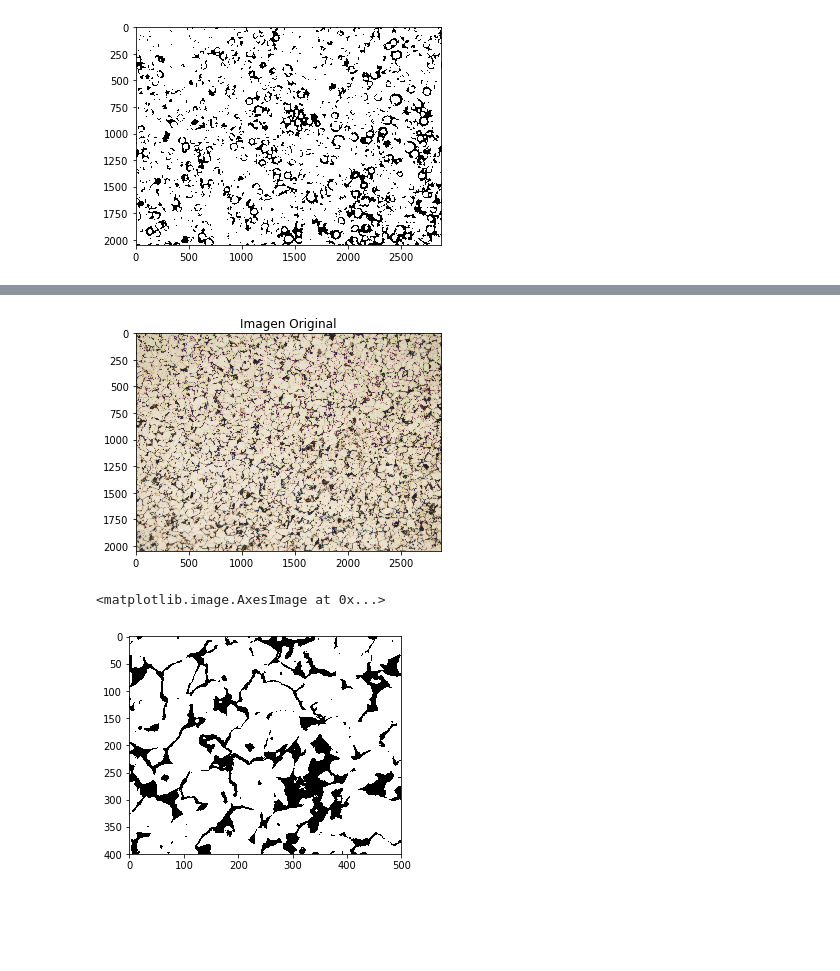
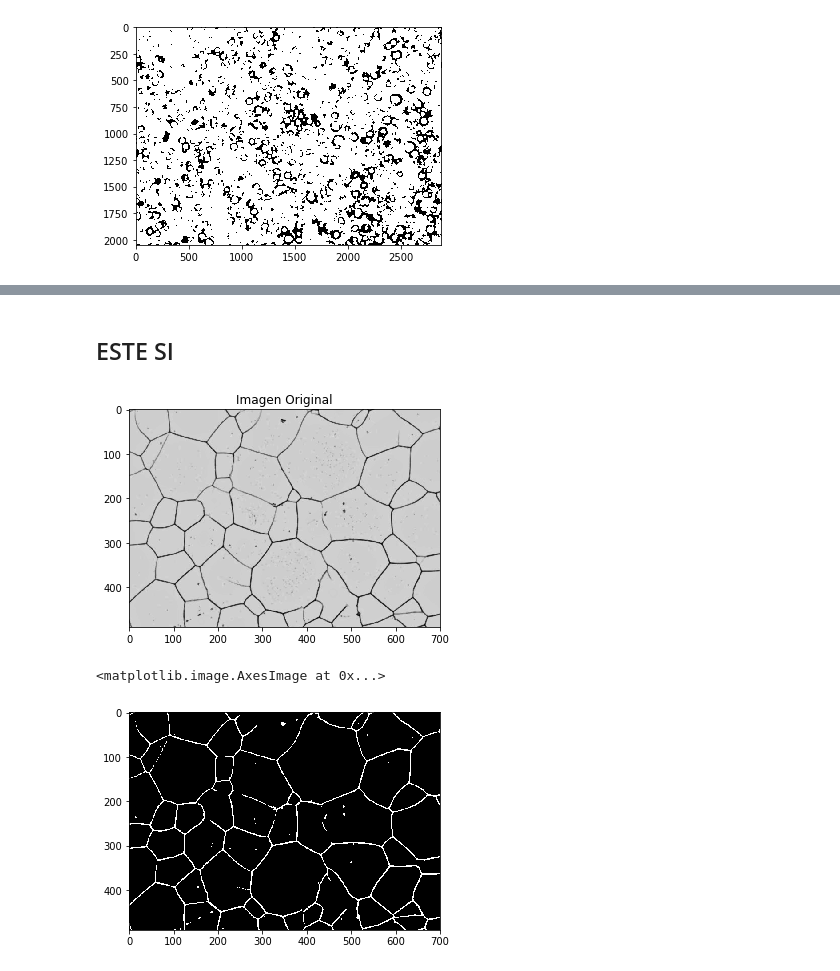
Before and after one commit to AlejandroAlayonS/Herramientas-Computacionales-IMEC3602, a Jupyter notebook: Taller 5/Taller 5.ipynb, the cells around one changed output, grey strips where cells are left out. Drawn from its saved outputs; the diff is of its cells as text; code cells hidden in the pictures; blank space fills up the shorter version.

```diff
--- a/Taller 5/Taller 5.ipynb
+++ b/Taller 5/Taller 5.ipynb
@@ -134,18 +132,21 @@ plt.imshow(markers)
+# %% [markdown]
+## ESTE SI
 # %%
-gran2 = pylab.imread("200x_1010_T.tif")
+gran1 = cv2.imread('granitos.jpg')
 #print imagen
+gran2 = gran1[0:490,0:700]
+gran2 = ndimage.median_filter(gran2, 3)
 pylab.imshow(gran2, cmap = cm.Greys_r);
 plt.title('Imagen Original', fontsize=12);
 # %% [output]
-[figure, old version]
+[figure, new version]
 # %%
 gray = cv2.cvtColor(gran2,cv2.COLOR_BGR2GRAY)
-ret2, thresh2 = cv2.threshold(gray,0,255,cv2.THRESH_BINARY+cv2.THRESH_OTSU)
-crop2 = thresh2[1500:1900,0:500]
-plt.imshow(crop2)
+ret2, thresh2 = cv2.threshold(gray,0,255,cv2.THRESH_BINARY_INV+cv2.THRESH_OTSU)
+plt.imshow(thresh2)
 # %% [output]
 <matplotlib.image.AxesImage at 0x...>
-[figure, old version]
+[figure, new version]
 # %%
 # noise removal
 kernel = np.ones((3,3),np.uint8)
```
Also changed, not shown: parts of 8 cells of this notebook, 2 other files.
